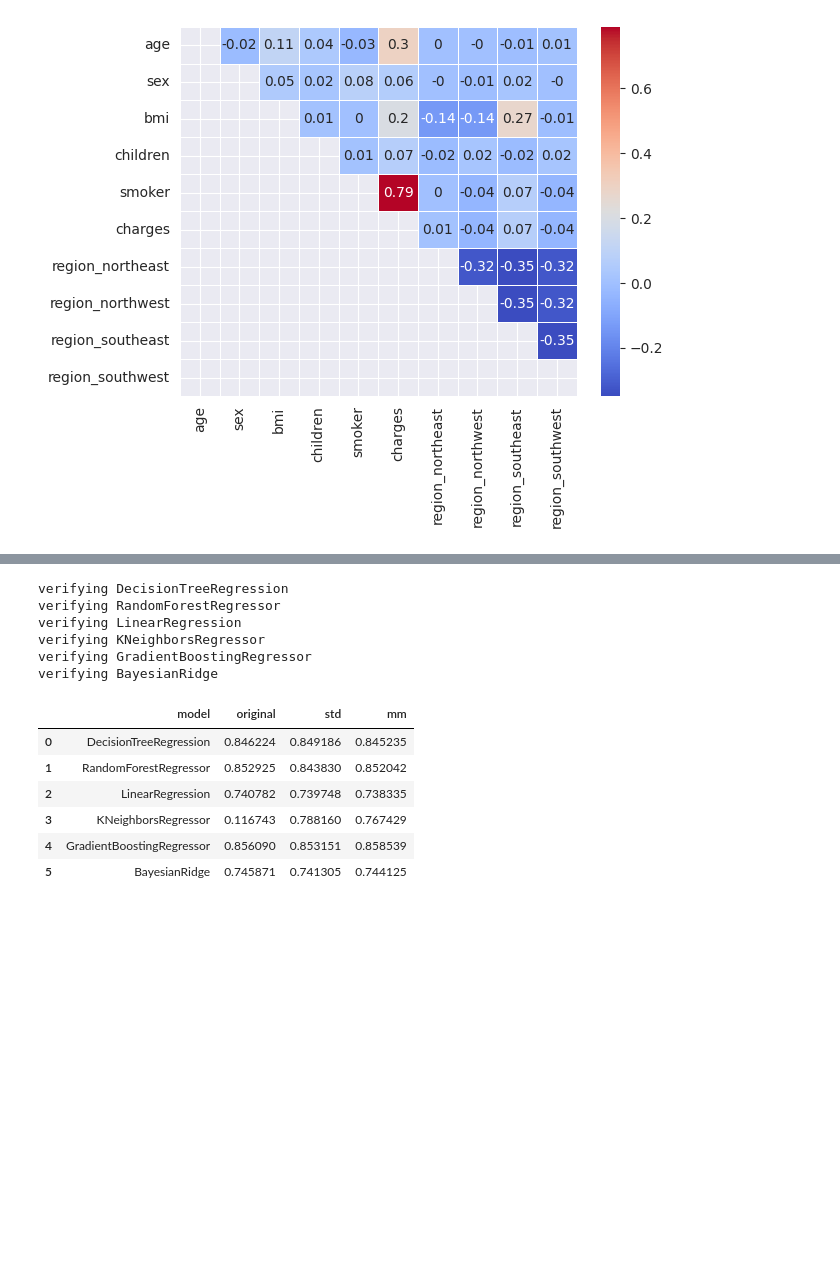
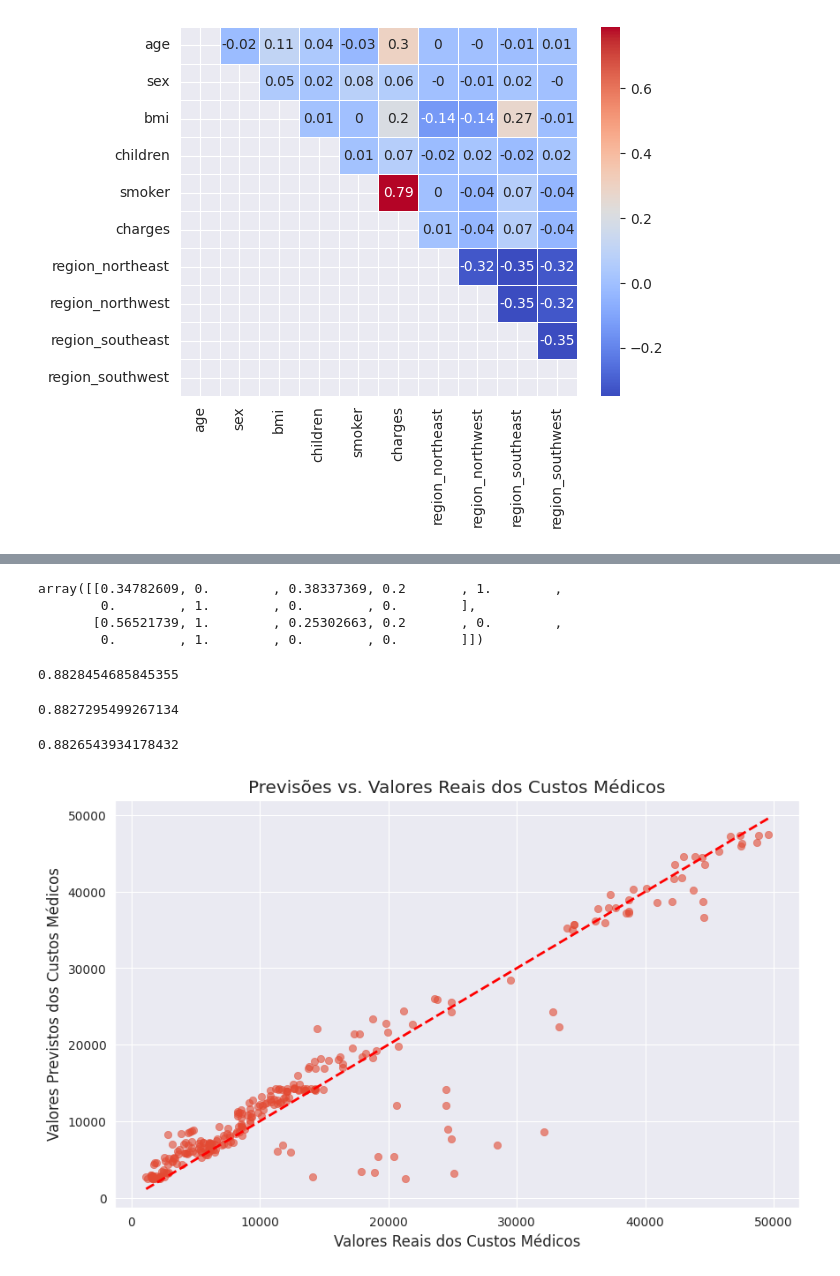
Before and after one commit to willsilvano/tech-challenges-post-tech-fiap, a Jupyter notebook: fase-01/tech-challenge-01.ipynb, the cells around one changed output, grey strips where cells are left out. Saved outputs shown, nothing was run; the diff lists cells and outputs as text; code cells hidden in the pictures; blank space fills up the shorter version.

Commit message:
Iniciado Treinamento e Validação do Modelo
Co-authored-by: Josiel Eliseu Borges <chrys.jo@gmail.com>

```diff
--- a/fase-01/tech-challenge-01.ipynb
+++ b/fase-01/tech-challenge-01.ipynb
@@ -301,8 +398,13 @@ Name: charges, dtype: float64
 # %%
 # Padronizar / normalizar variáveis numéricas
-# min_max_scaler = MinMaxScaler()
-# min_max_scaler.fit(X_train)
-# X_train_mm = min_max_scaler.transform(X_train)
-# X_test_mm = min_max_scaler.transform(X_test)
+min_max_scaler = MinMaxScaler()
+min_max_scaler.fit(X_train)
+X_train_mm = min_max_scaler.transform(X_train)
+X_test_mm = min_max_scaler.transform(X_test)
 
-# X_train_mm[:2]
+X_train_mm[:2]
+# %% [output]
+array([[0.34782609, 0.        , 0.38337369, 0.2       , 1.        ,
+        0.        , 1.        , 0.        , 0.        ],
+       [0.56521739, 1.        , 0.25302663, 0.2       , 0.        ,
+        0.        , 1.        , 0.        , 0.        ]])
@@ -382,23 +411,40 @@ def run_models_with_cross_validation(models: list):
-# %%
-run_models_with_cross_validation([
-    ("DecisionTreeRegression", DecisionTreeRegressor(random_state=42, max_depth=4)),
-    ("RandomForestRegressor", RandomForestRegressor(random_state=42, max_depth=3)),
-    ("LinearRegression", LinearRegression()),
-    ("KNeighborsRegressor", KNeighborsRegressor()),
-    ("GradientBoostingRegressor", GradientBoostingRegressor()),
-    ("BayesianRidge", BayesianRidge()),
-    ])
-# %% [output]
-verifying DecisionTreeRegression
-verifying RandomForestRegressor
-verifying LinearRegression
-verifying KNeighborsRegressor
-verifying GradientBoostingRegressor
-verifying BayesianRidge
-|  | model | original | std | mm |
-| 0 | DecisionTreeRegression | 0.846224 | 0.849186 | 0.845235 |
-| 1 | RandomForestRegressor | 0.852925 | 0.843830 | 0.852042 |
-| 2 | LinearRegression | 0.740782 | 0.739748 | 0.738335 |
-| 3 | KNeighborsRegressor | 0.116743 | 0.788160 | 0.767429 |
-| 4 | GradientBoostingRegressor | 0.856090 | 0.853151 | 0.858539 |
-| 5 | BayesianRidge | 0.745871 | 0.741305 | 0.744125 |
+# %%
+# Treinamento e prevendo os dados com base nas variáveis originais
+best_model = RandomForestRegressor(max_depth=5)
+best_model.fit(X_train, y_train)
+y_pred_original = best_model.predict(X_test)
+
+r2_score(y_test, y_pred_original)
+# %% [output]
+0.8828454685845355
+# %%
+# Treinamento e prevendo os dados com base nas variáveis padronizadas
+best_model = RandomForestRegressor(max_depth=5)
+best_model.fit(X_train_std, y_train)
+y_pred_std = best_model.predict(X_test_std)
+
+r2_score(y_test, y_pred_std)
+# %% [output]
+0.8827295499267134
+# %%
+# Treinamento e prevendo os dados com base nas variáveis normalizadas
+best_model = RandomForestRegressor(max_depth=5)
+best_model.fit(X_train_mm, y_train)
+y_pred_mm = best_model.predict(X_test_mm)
+
+r2_score(y_test, y_pred_mm)
+# %% [output]
+0.8826543934178432
+# %%
+def plot_real_vs_pred(y_test, y_pred):
+    plt.figure(figsize=(10, 6))
+    plt.scatter(y_test, y_pred, alpha=0.6)
+    plt.plot([y_test.min(), y_test.max()], [y_test.min(), y_test.max()], 'r--', lw=2)
+    plt.xlabel('Valores Reais dos Custos Médicos')
+    plt.ylabel('Valores Previstos dos Custos Médicos')
+    plt.title('Previsões vs. Valores Reais dos Custos Médicos')
+    plt.show()
+# %%
+plot_real_vs_pred(y_test, y_pred_std)
+# %% [output]
+[figure, added]
```
Also changed, not shown: parts of 23 cells of this notebook, 1 other file.
